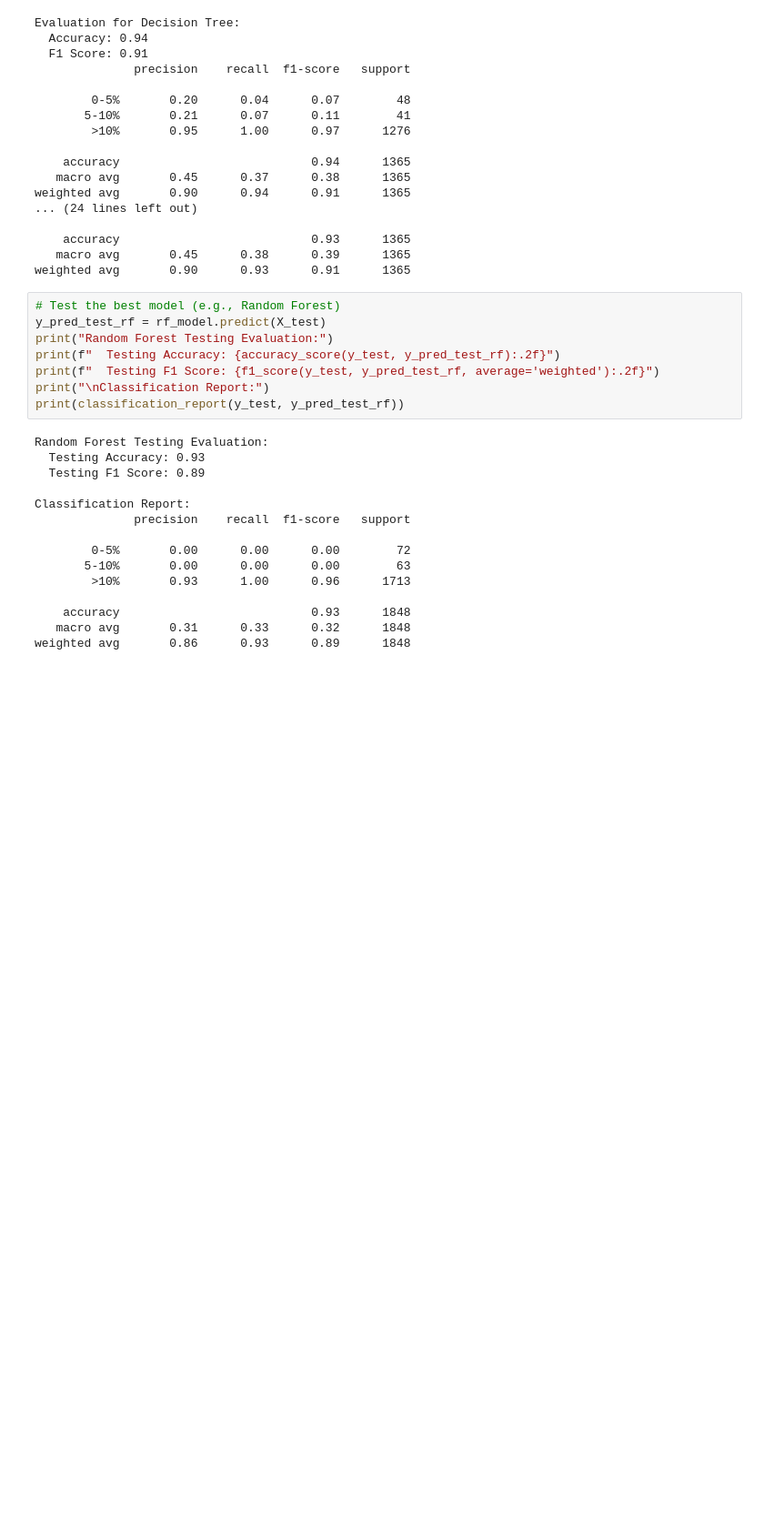
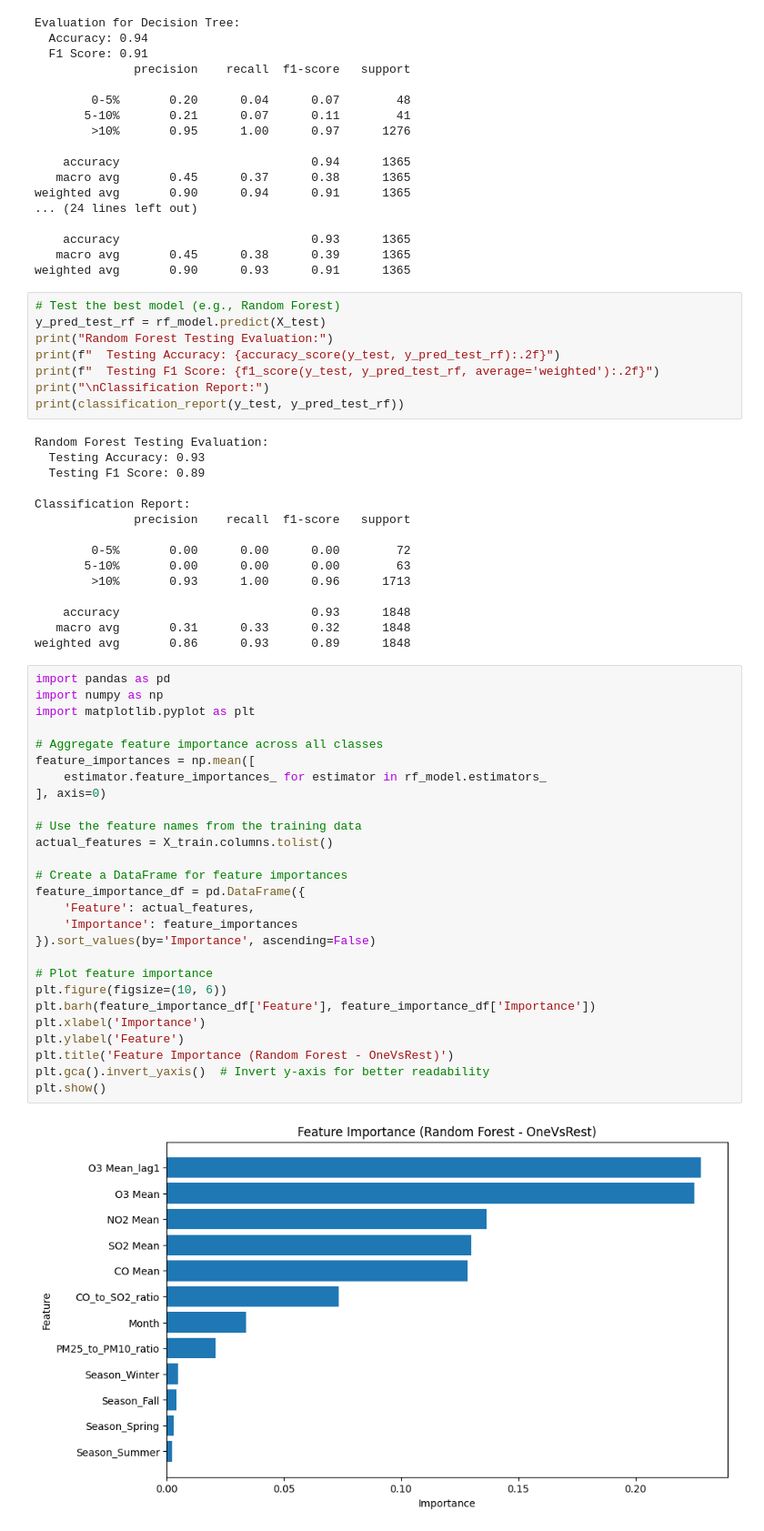
Before and after one commit to Gibur13/Final_project_AML, a Jupyter notebook: Final_Project.ipynb, the cells around one changed output. Shown at 91% size. Drawn from its saved outputs; the diff is of its cells as text; blank space fills up the shorter version.

Commit message:
adding more charts and visualization

```diff
--- a/Final_Project.ipynb
+++ b/Final_Project.ipynb
@@ -446,3 +446,32 @@ Classification Report:
     accuracy                           0.93      1848
    macro avg       0.31      0.33      0.32      1848
 weighted avg       0.86      0.93      0.89      1848
+# %%
+import pandas as pd
+import numpy as np
+import matplotlib.pyplot as plt
+
+# Aggregate feature importance across all classes
+feature_importances = np.mean([
+    estimator.feature_importances_ for estimator in rf_model.estimators_
+], axis=0)
+
+# Use the feature names from the training data
+actual_features = X_train.columns.tolist()
+
+# Create a DataFrame for feature importances
+feature_importance_df = pd.DataFrame({
+    'Feature': actual_features,
+    'Importance': feature_importances
+}).sort_values(by='Importance', ascending=False)
+
+# Plot feature importance
+plt.figure(figsize=(10, 6))
+plt.barh(feature_importance_df['Feature'], feature_importance_df['Importance'])
+plt.xlabel('Importance')
+plt.ylabel('Feature')
+plt.title('Feature Importance (Random Forest - OneVsRest)')
+plt.gca().invert_yaxis()  # Invert y-axis for better readability
+plt.show()
+# %% [output]
+[figure, added]
```
Also changed, not shown: parts of 2 cells of this notebook.
